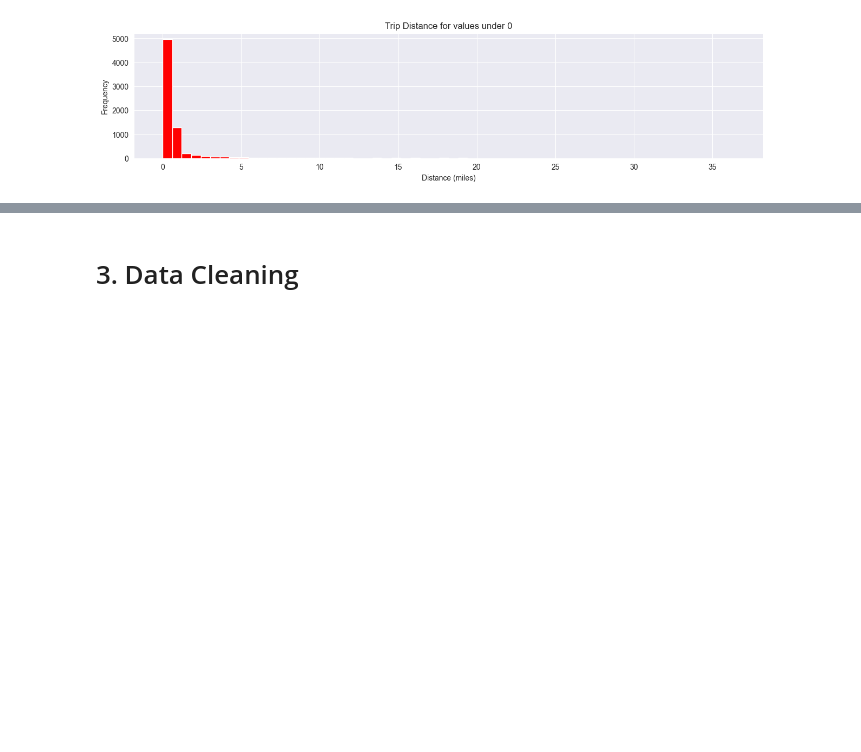
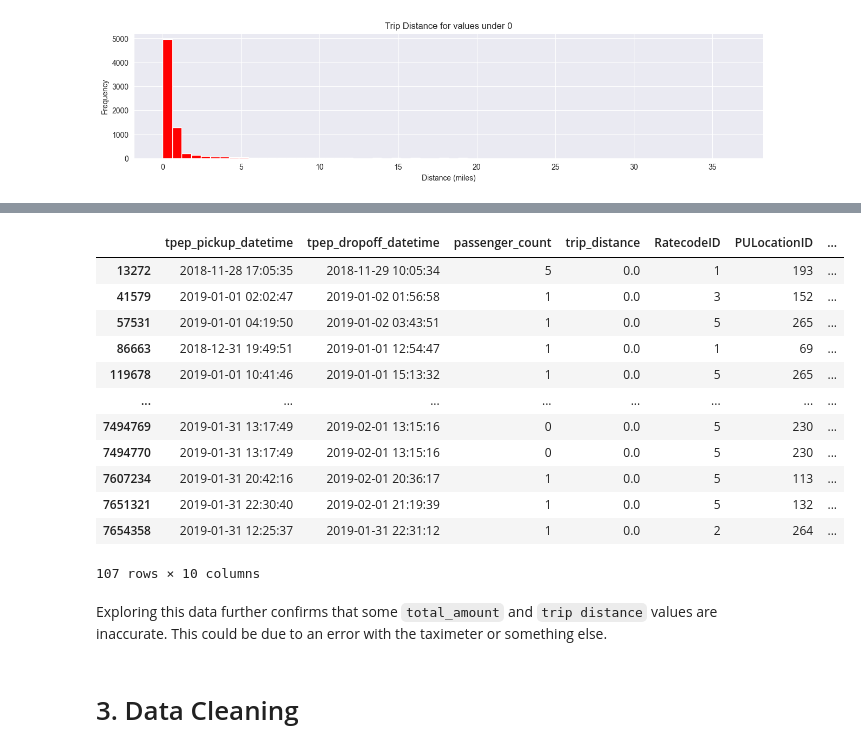
Before and after one commit to Cee-boop/New-York-Taxi-Analysis, a Jupyter notebook: presentable_notebook.ipynb, the cells around one changed output, grey strips where cells are left out. Drawn from its saved outputs; the diff is of its cells as text; code cells hidden in the pictures; blank space fills up the shorter version.

```diff
--- a/presentable_notebook.ipynb
+++ b/presentable_notebook.ipynb
@@ -245,3 +253,21 @@ Name: duration, Length: 7667792, dtype: object
+# %%
+hour_over_03[hour_over_03['trip_distance'] == 0]
+# %% [output]
+|  | tpep_pickup_datetime | tpep_dropoff_datetime | passenger_count | trip_distance | RatecodeID | PULocationID | ... |
+| 13272 | 2018-11-28 17:05:35 | 2018-11-29 10:05:34 | 5 | 0.0 | 1 | 193 | ... |
+| 41579 | 2019-01-01 02:02:47 | 2019-01-02 01:56:58 | 1 | 0.0 | 3 | 152 | ... |
+| 57531 | 2019-01-01 04:19:50 | 2019-01-02 03:43:51 | 1 | 0.0 | 5 | 265 | ... |
+| 86663 | 2018-12-31 19:49:51 | 2019-01-01 12:54:47 | 1 | 0.0 | 1 | 69 | ... |
+| 119678 | 2019-01-01 10:41:46 | 2019-01-01 15:13:32 | 1 | 0.0 | 5 | 265 | ... |
+| ... | ... | ... | ... | ... | ... | ... | ... |
+| 7494769 | 2019-01-31 13:17:49 | 2019-02-01 13:15:16 | 0 | 0.0 | 5 | 230 | ... |
+| 7494770 | 2019-01-31 13:17:49 | 2019-02-01 13:15:16 | 0 | 0.0 | 5 | 230 | ... |
+| 7607234 | 2019-01-31 20:42:16 | 2019-02-01 20:36:17 | 1 | 0.0 | 5 | 113 | ... |
+| 7651321 | 2019-01-31 22:30:40 | 2019-02-01 21:19:39 | 1 | 0.0 | 5 | 132 | ... |
+| 7654358 | 2019-01-31 12:25:37 | 2019-01-31 22:31:12 | 1 | 0.0 | 2 | 264 | ... |
+107 rows × 10 columns
+# %% [markdown]
+Exploring this data further confirms that some `total_amount` and `trip distance` values are inaccurate. This could be due to an error with the taximeter or something else.
 # %% [markdown]
 # 3. Data Cleaning
 # %%
```
Also changed, not shown: parts of 10 cells of this notebook.
